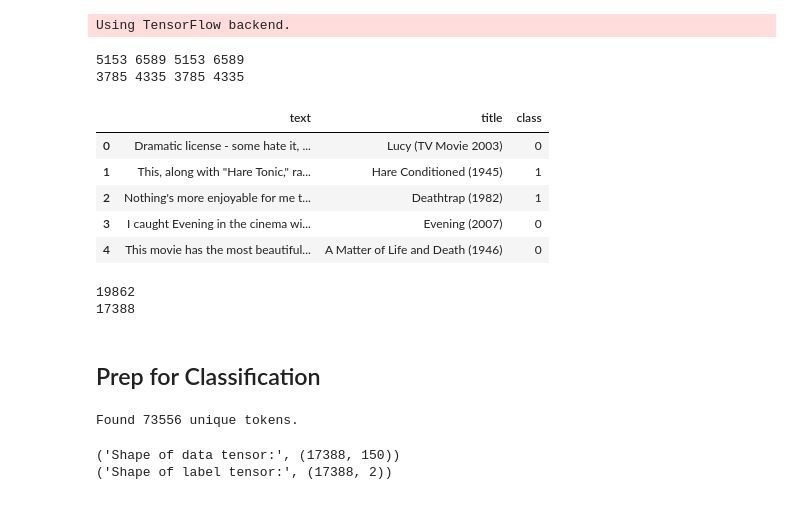
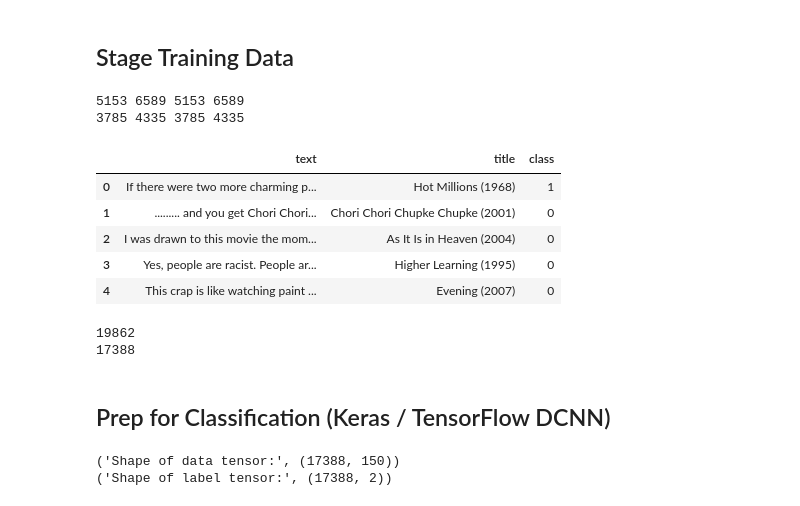
Before and after one commit to danfinkel/python, a Jupyter notebook: text_classification/classify_and_predict_genre.ipynb, the cells around one changed output. Drawn from its saved outputs; the diff is of its cells as text; code cells hidden in the pictures.

```diff
--- a/text_classification/classify_and_predict_genre.ipynb
+++ b/text_classification/classify_and_predict_genre.ipynb
@@ -20,7 +25,7 @@ from keras.utils.np_utils import to_categorical
 
 from keras.layers import Embedding, Dropout
 from keras.layers import Dense, Input, Flatten, ZeroPadding1D
-from keras.layers import Conv1D, MaxPooling1D, Embedding, Merge, Dropout, Activation
+from keras.layers import Conv1D, MaxPooling1D, Embedding, merge, Dropout, Activation
 from keras.models import Model, Sequential
 
 from keras.engine import Layer, InputSpec
@@ -60,10 +65,10 @@ plt.style.use("bmh")
 # Globals
 MAX_SEQUENCE_LENGTH = 150
 MAX_NB_WORDS = 20000
-EMBEDDING_DIM = 100
+EMBEDDING_DIM = 300
 VALIDATION_SPLIT = 0.2
-# %% [output]
-Using TensorFlow backend.
+# %% [markdown]
+## Stage Training Data
 # %%
 """Prepare Training data"""
 
@@ -114,31 +119,31 @@ def get_reviews(labels_fname, genre, dirpath):
 # %%
 # Pull drama reviews
 df_train_drama = get_reviews("stanford_train",
                              "Drama",
-                             "/Users/dfinkel/Downloads/aclImdb/train/")
+                             "/Users/danfinkel/git_base/python/text_classification/stanford_data/aclImdb/train/")
 df_train_drama['class'] = 0
 
 # Pull comedy reviews
 df_train_comedy = get_reviews("stanford_train",
                               "Comedy",
-                              "/Users/dfinkel/Downloads/aclImdb/train/")
+                              "/Users/danfinkel/git_base/python/text_classification/stanford_data/aclImdb/train/")
 df_train_comedy['class'] = 1
 
 # build training frame
 df_train = pd.concat([df_train_drama, df_train_comedy])
 
 # shuffle rows
 df_train = df_train.sample(frac=1).reset_index(drop=True)
 df_train.head()
 # %% [output]
 5153 6589 5153 6589
 3785 4335 3785 4335
 |  | text | title | class |
-| 0 | Dramatic license - some hate it, ... | Lucy (TV Movie 2003) | 0 |
-| 1 | This, along with "Hare Tonic," ra... | Hare Conditioned (1945) | 1 |
-| 2 | Nothing's more enjoyable for me t... | Deathtrap (1982) | 1 |
-| 3 | I caught Evening in the cinema wi... | Evening (2007) | 0 |
-| 4 | This movie has the most beautiful... | A Matter of Life and Death (1946) | 0 |
+| 0 | If there were two more charming p... | Hot Millions (1968) | 1 |
+| 1 | ......... and you get Chori Chori... | Chori Chori Chupke Chupke (2001) | 0 |
+| 2 | I was drawn to this movie the mom... | As It Is in Heaven (2004) | 0 |
+| 3 | Yes, people are racist. People ar... | Higher Learning (1995) | 0 |
+| 4 | This crap is like watching paint ... | Evening (2007) | 0 |
 # %%
 print len(df_train)
 df_train = df_train.drop_duplicates('text')
@@ -147,7 +152,7 @@ print len(df_train)
 19862
 17388
 # %% [markdown]
-## Prep for Classification
+## Prep for Classification (Keras / TensorFlow DCNN)
 # %%
 """
 Tokenize the comments and
@@ -170,9 +179,3 @@ sequences = tokenizer.texts_to_sequences(texts)
-# %%
-# count unique tokens in corpus
-word_index = tokenizer.word_index
-print('Found %s unique tokens.' % len(word_index))
-# %% [output]
-Found 73556 unique tokens.
 # %%
 """
 Bookkeeping
```
Also changed, not shown: parts of 24 cells of this notebook.
